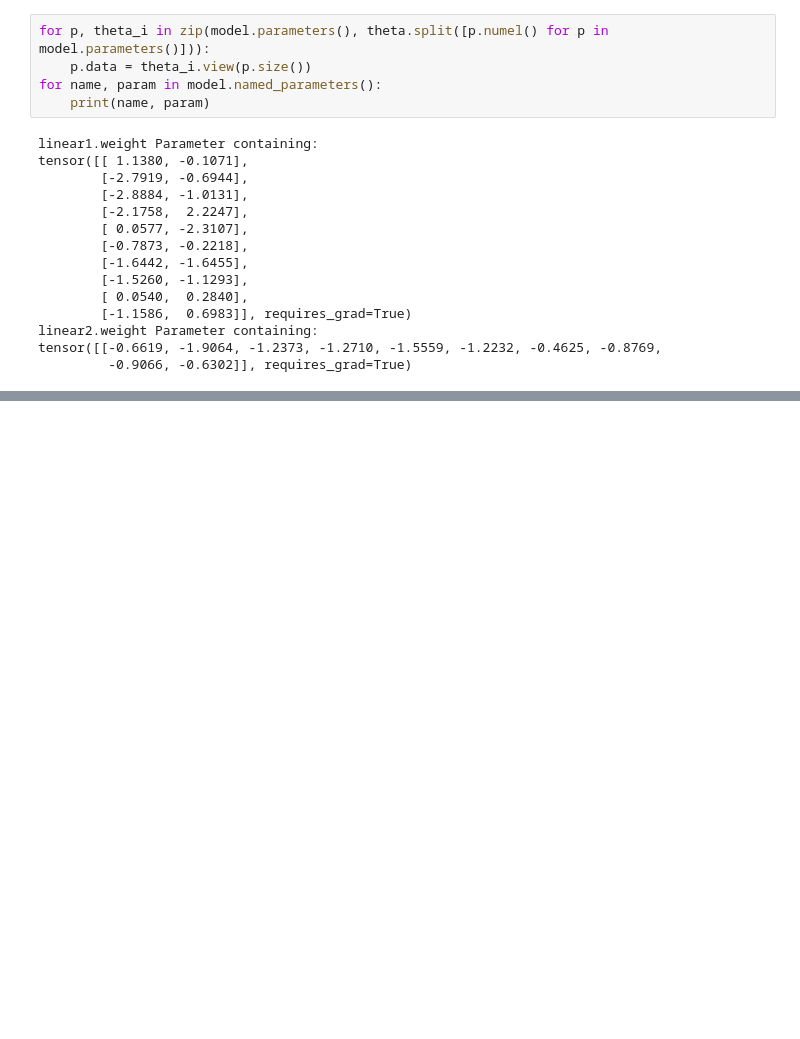
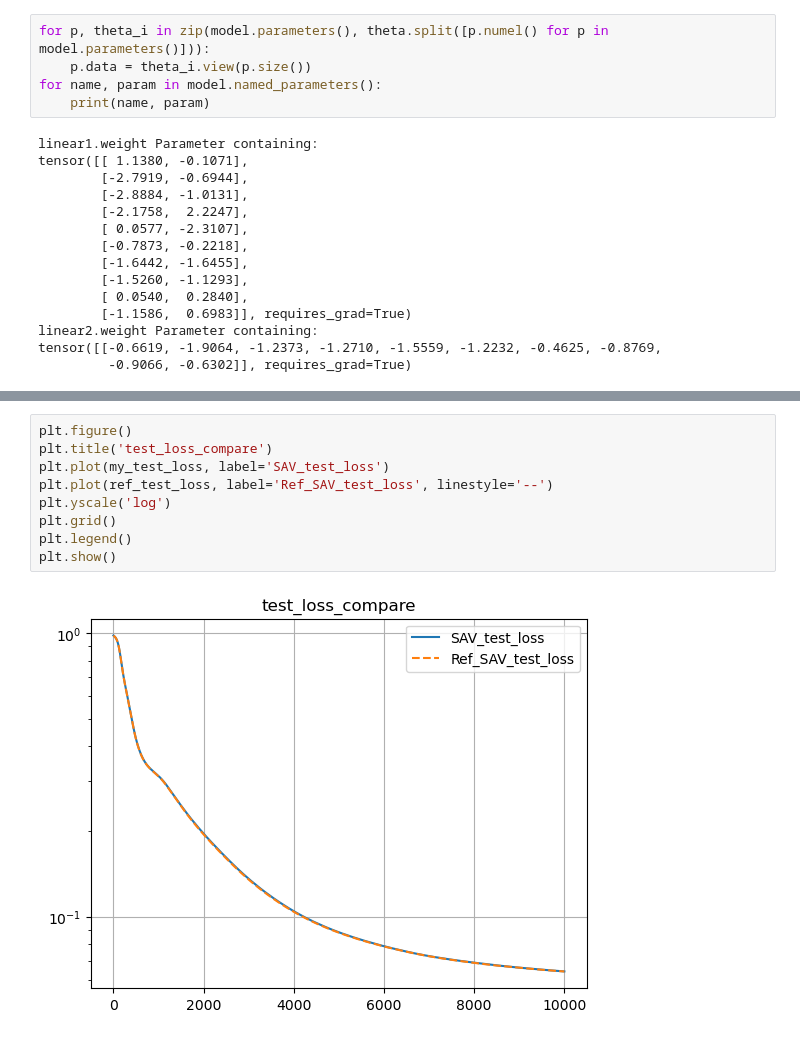
Before and after one commit to Phoenizard/SAV, a Jupyter notebook: draft.ipynb, the cells around one changed output, grey strips where cells are left out. Saved outputs shown, nothing was run; the diff lists cells and outputs as text; blank space fills up the shorter version.

```diff
--- a/draft.ipynb
+++ b/draft.ipynb
@@ -72,0 +104,11 @@ tensor([[-0.6619, -1.9064, -1.2373, -1.2710, -1.5559, -1.2232, -0.4625, -0.8769,
+# %%
+plt.figure()
+plt.title('test_loss_compare')
+plt.plot(my_test_loss, label='SAV_test_loss')
+plt.plot(ref_test_loss, label='Ref_SAV_test_loss', linestyle='--')
+plt.yscale('log')
+plt.grid()
+plt.legend()
+plt.show()
+# %% [output]
+[figure, added]
```
Also changed, not shown: parts of 4 cells of this notebook, 15 other files.
